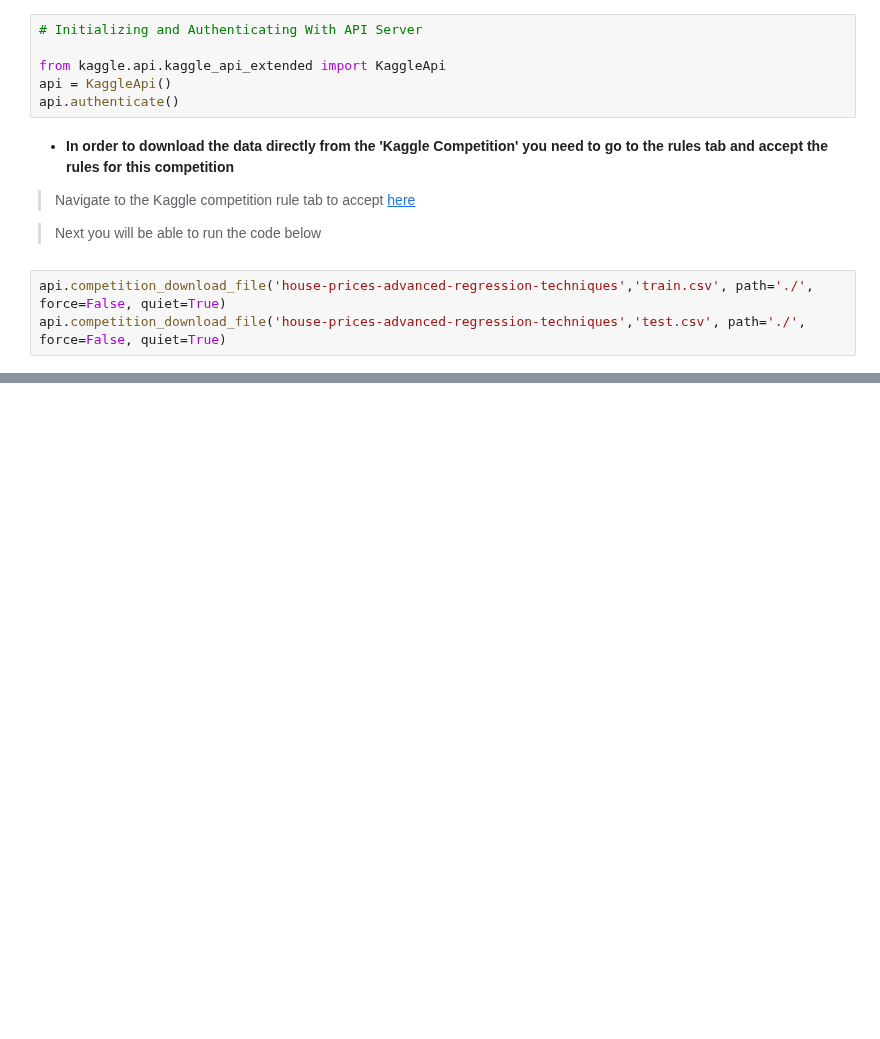
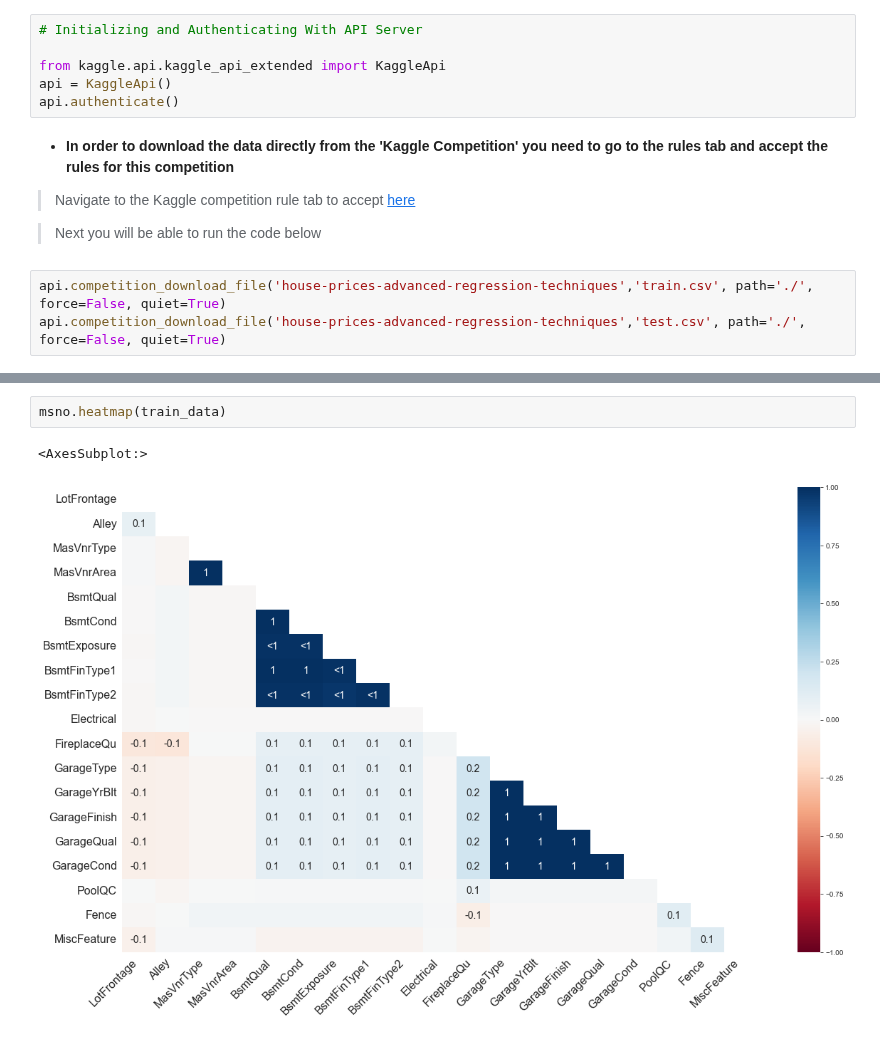
Before and after one commit to kevinprinsloo/My_Machine_Learning_Notebooks, a Jupyter notebook: Advanced _EDA/House_Prices_EDA/House_Prices_EDA.ipynb, the cells around one changed output, grey strips where cells are left out. Drawn from its saved outputs; the diff is of its cells as text; blank space fills up the shorter version.

```diff
--- a/Advanced _EDA/House_Prices_EDA/House_Prices_EDA.ipynb
+++ b/Advanced _EDA/House_Prices_EDA/House_Prices_EDA.ipynb
@@ -92,0 +322,5 @@ api.competition_download_file('house-prices-advanced-regression-techniques','tes
+# %%
+msno.heatmap(train_data)
+# %% [output]
+<AxesSubplot:>
+[figure, added]
```
Also changed, not shown: parts of 35 cells of this notebook, 3 other files.
